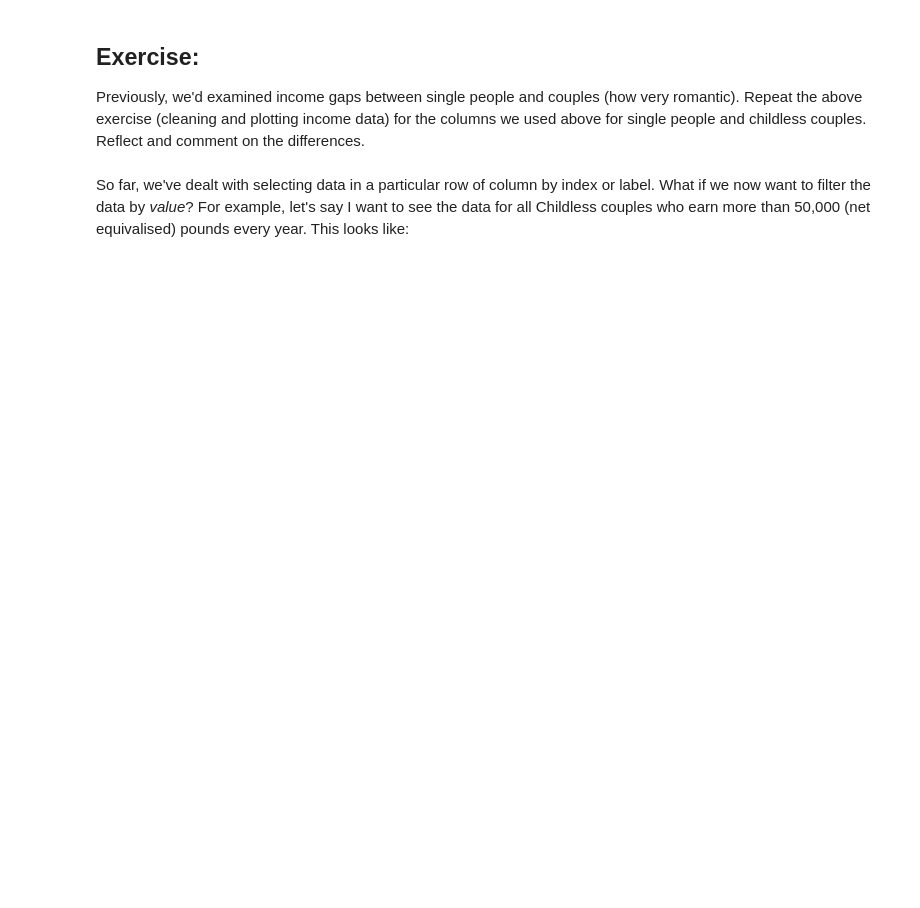
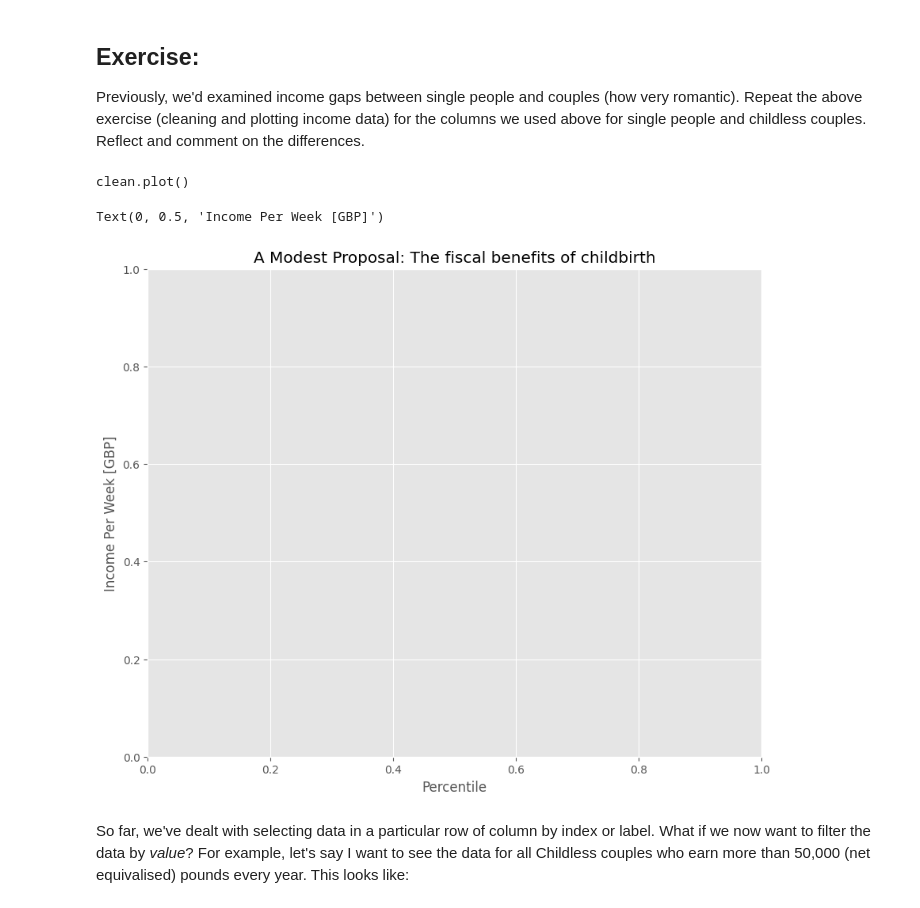
Before and after one commit to capucinelabouret/QM2, a Jupyter notebook: notebooks/W02. Pandas.ipynb, the cells around one changed output. Drawn from its saved outputs; the diff is of its cells as text; code cells hidden in the pictures; blank space fills up the shorter version.

```diff
--- a/notebooks/W02. Pandas.ipynb
+++ b/notebooks/W02. Pandas.ipynb
@@ -306,3 +311,13 @@ print("Enter your code here")
+# %%
+print("clean.plot()")
+clean = income[['Childless couple, annual income','Couple, two children under 14']]
+plt.title('A Modest Proposal: The fiscal benefits of childbirth')
+plt.xlabel('Percentile')
+plt.ylabel('Income Per Week [GBP]')
+# %% [output]
+clean.plot()
+Text(0, 0.5, 'Income Per Week [GBP]')
+[figure, added]
 # %%
 Add your reflection here.
 # %% [markdown]
```
Also changed, not shown: parts of 8 cells of this notebook.
